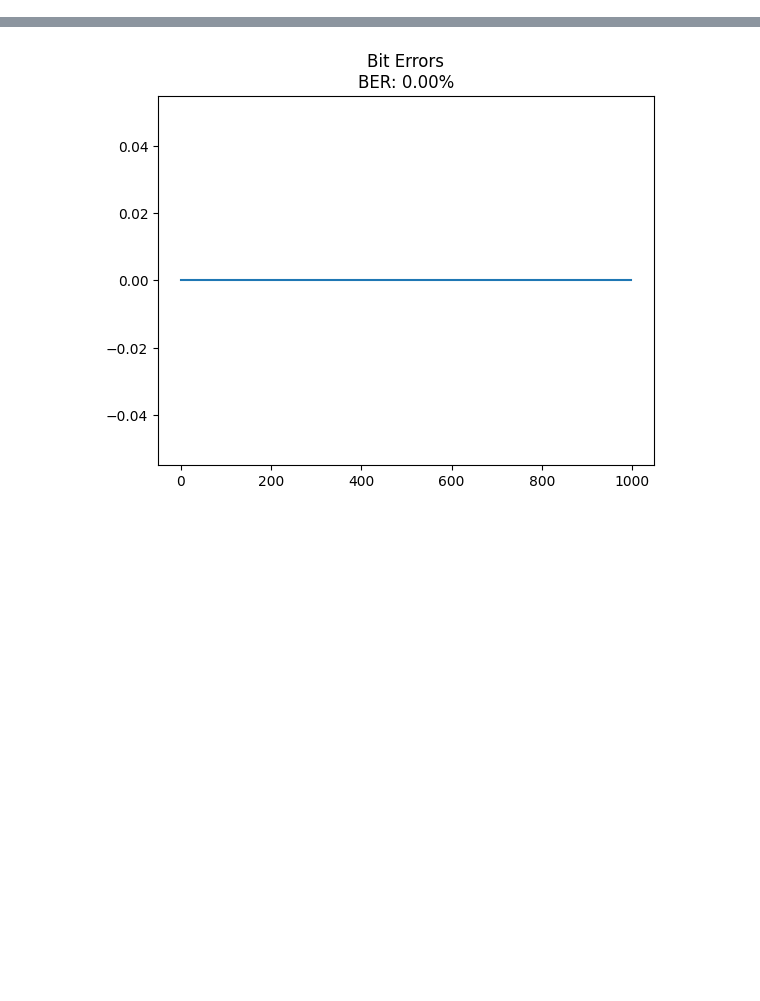
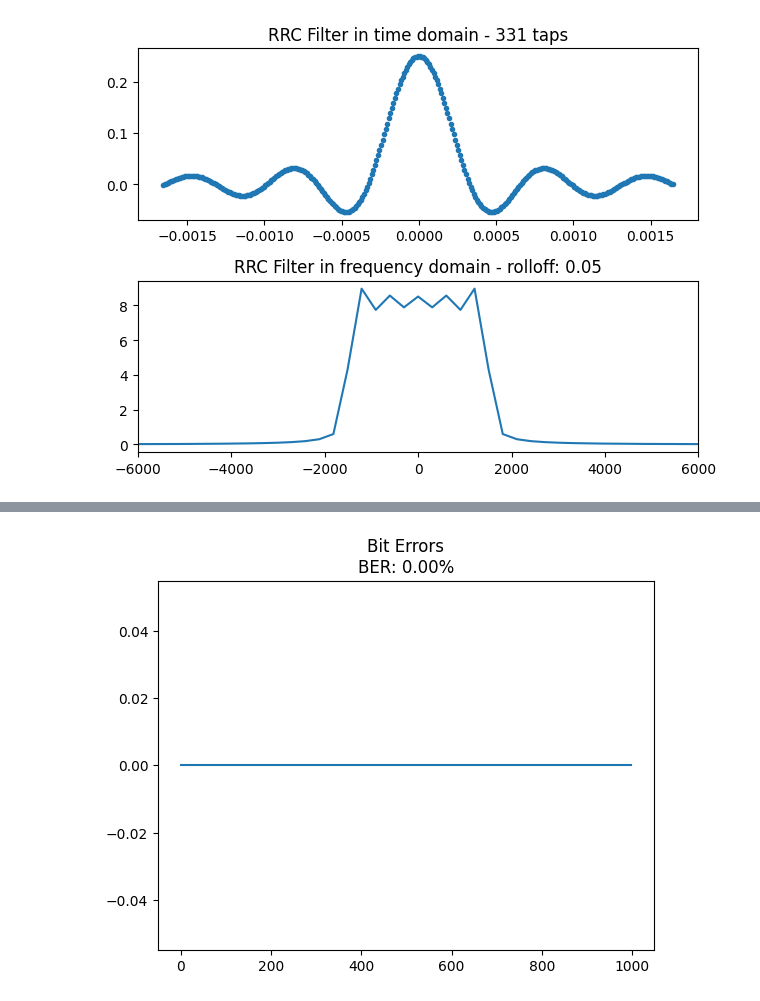
Before and after one commit to egz01/CommSysCourse, a Jupyter notebook: QPSK/qpsk_sim.ipynb, the cells around one changed output, grey strips where cells are left out. Drawn from its saved outputs; the diff is of its cells as text; code cells hidden in the pictures; blank space fills up the shorter version.

```diff
--- a/QPSK/qpsk_sim.ipynb
+++ b/QPSK/qpsk_sim.ipynb
@@ -38,0 +65,25 @@ plt.show()
+# %%
+# define rrc pulse
+beta = 0.05
+alpha = 1 - beta
+# N_taps = round(sps*(2+alpha))+1
+N_taps = 10*sps + 1
+pulse_t, pulse = cp.rrcosfilter(N_taps, beta, symbol_period, Fs)
+DeltaT = pulse_t[1] - pulse_t[0]
+pulse = pulse / np.sqrt(0.5*np.sum(pulse**2)) # normalize pulse's energy
+
+# test some rect filter
+# pulse_t, pulse = cp.rectfilter(N_taps, symbol_period, Fs)
+# pulse = pulse / np.sqrt(np.sum(pulse**2))
+
+fig, axs = plt.subplots(2, 1, tight_layout=True)
+axs[0].plot(pulse_t, pulse, '.')
+axs[0].set_title(f"RRC Filter in time domain - {N_taps} taps")
+
+axs[1].plot(np.fft.fftshift(np.fft.fftfreq(len(pulse), DeltaT)), np.fft.fftshift(np.abs(np.fft.fft(pulse))))
+axs[1].set_xlim([-2*symbol_rate, 2*symbol_rate])
+axs[1].set_title(f"RRC Filter in frequency domain - rolloff: {beta}")
+
+plt.show()
+# %% [output]
+[figure, added]
```
Also changed, not shown: parts of 18 cells of this notebook, 2 other files.
